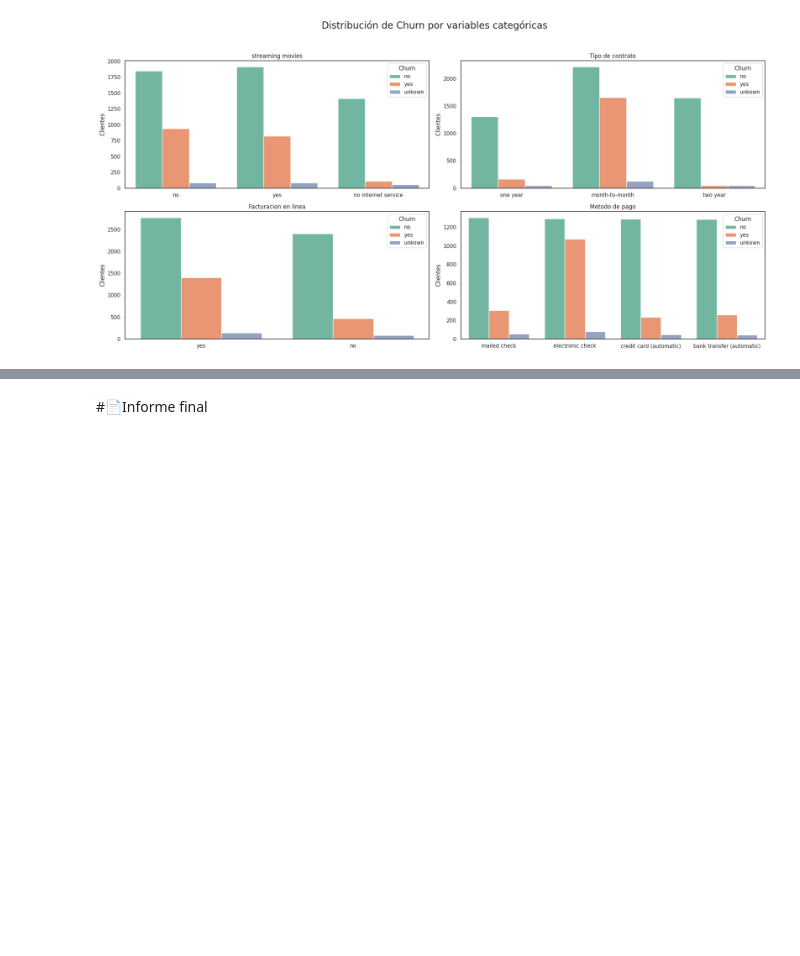
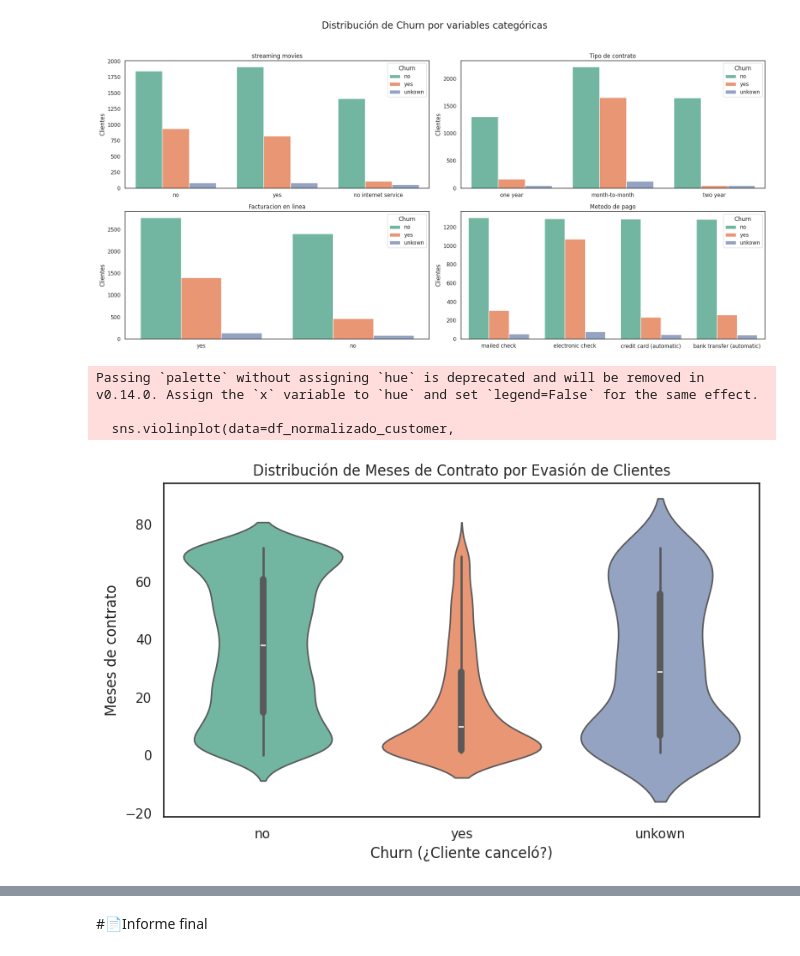
Before and after one commit to Kevincancino26/Challenge-Telecom-X-an-lisis-de-evacion-de-clientes, a Jupyter notebook: TelecomX_LATAM.ipynb, the cells around one changed output, grey strips where cells are left out. Drawn from its saved outputs; the diff is of its cells as text; code cells hidden in the pictures; blank space fills up the shorter version.

```diff
--- a/TelecomX_LATAM.ipynb
+++ b/TelecomX_LATAM.ipynb
@@ -347,4 +347,5 @@ memory usage: 1.2+ MB
 # %% [markdown]
 #📊 Carga y análisis
 # %%
-df_normalizado_customer=df_normalizado_customer.describe().round(2)
+df_normalizado_customer_costos_redondeados=df_normalizado_customer.describe().round(2)
+df_normalizado_customer_costos_redondeados
@@ -459,3 +470,21 @@ plt.tight_layout(rect=[0, 0, 1, 0.95])  # Ajuste del layout para dejar espacio a
 plt.show()
 # %% [output]
 [figure]
+# %%
+
+
+plt.figure(figsize=(8, 5))
+sns.violinplot(data=df_normalizado_customer,
+               x='Churn',
+               y='Meses de contrato del cliente',
+               palette='Set2')
+plt.title('Distribución de Meses de Contrato por Evasión de Clientes')
+plt.xlabel('Churn (¿Cliente canceló?)')
+plt.ylabel('Meses de contrato')
+plt.tight_layout()
+plt.show()
+# %% [output]
+Passing `palette` without assigning `hue` is deprecated and will be removed in v0.14.0. Assign the `x` variable to `hue` and set `legend=False` for the same effect.
+
+  sns.violinplot(data=df_normalizado_customer,
+[figure, added]
```
Also changed, not shown: parts of 8 cells of this notebook.
